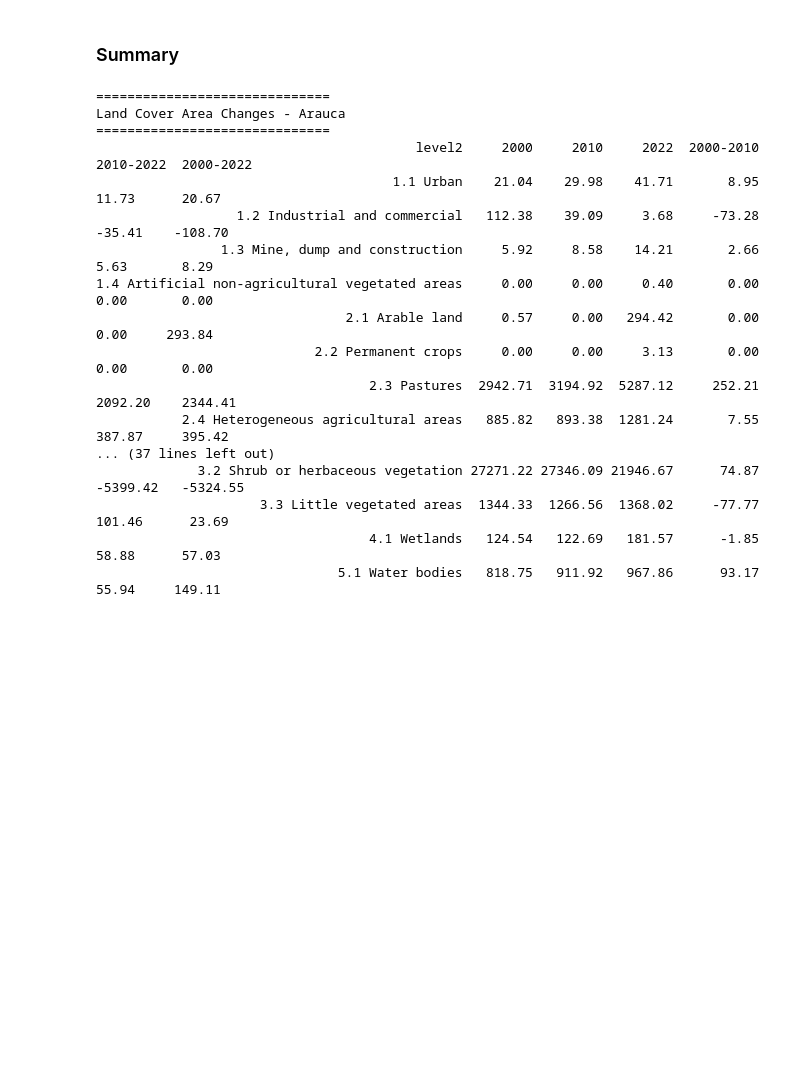
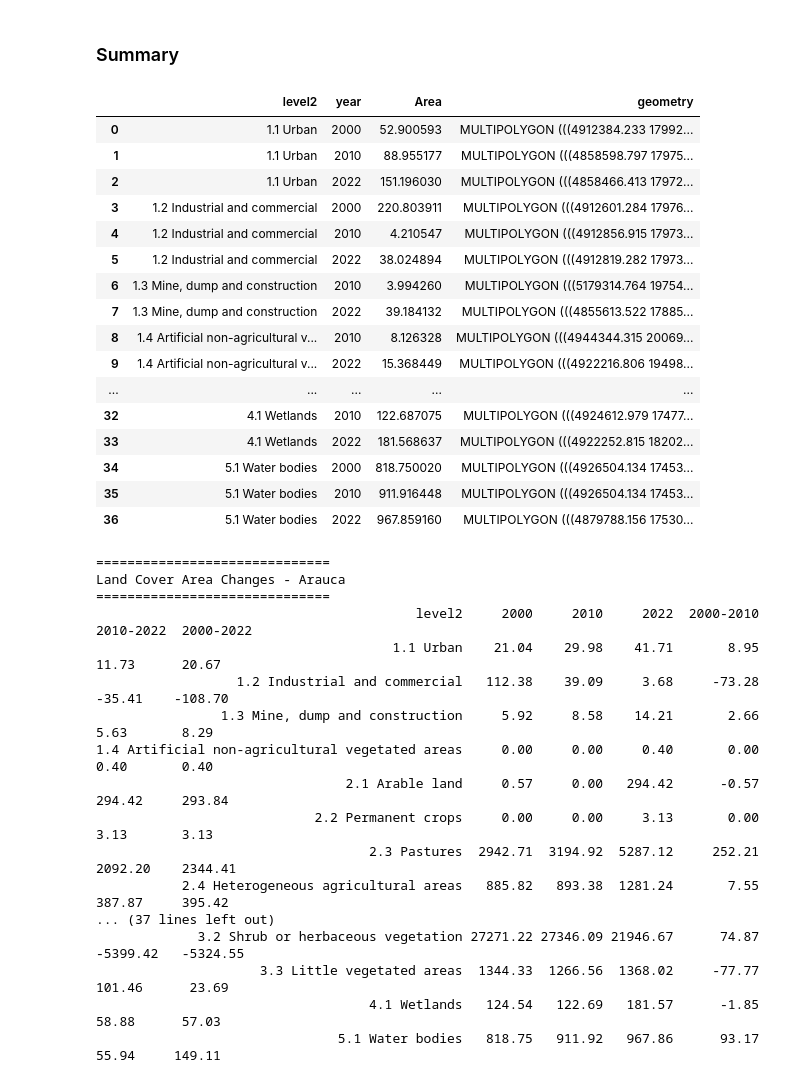
Before and after one commit to aliciaarevalor/landconflict-ori, a Jupyter notebook: landcover.ipynb, the cells around one changed output. Cells and saved outputs as stored; diff of their text form; code cells hidden in the pictures; blank space fills up the shorter version.

```diff
--- a/landcover.ipynb
+++ b/landcover.ipynb
@@ -704,6 +704,26 @@ fig.update_layout(
 )
 # %% [markdown]
 ### Summary
+# %%
+meta_level2_year
+# %% [output]
+|  | level2 | year | Area | geometry |
+| 0 | 1.1 Urban | 2000 | 52.900593 | MULTIPOLYGON (((4912384.233 17992... |
+| 1 | 1.1 Urban | 2010 | 88.955177 | MULTIPOLYGON (((4858598.797 17975... |
+| 2 | 1.1 Urban | 2022 | 151.196030 | MULTIPOLYGON (((4858466.413 17972... |
+| 3 | 1.2 Industrial and commercial | 2000 | 220.803911 | MULTIPOLYGON (((4912601.284 17976... |
+| 4 | 1.2 Industrial and commercial | 2010 | 4.210547 | MULTIPOLYGON (((4912856.915 17973... |
+| 5 | 1.2 Industrial and commercial | 2022 | 38.024894 | MULTIPOLYGON (((4912819.282 17973... |
+| 6 | 1.3 Mine, dump and construction | 2010 | 3.994260 | MULTIPOLYGON (((5179314.764 19754... |
+| 7 | 1.3 Mine, dump and construction | 2022 | 39.184132 | MULTIPOLYGON (((4855613.522 17885... |
+| 8 | 1.4 Artificial non-agricultural v... | 2010 | 8.126328 | MULTIPOLYGON (((4944344.315 20069... |
+| 9 | 1.4 Artificial non-agricultural v... | 2022 | 15.368449 | MULTIPOLYGON (((4922216.806 19498... |
+| ... | ... | ... | ... | ... |
+| 32 | 4.1 Wetlands | 2010 | 122.687075 | MULTIPOLYGON (((4924612.979 17477... |
+| 33 | 4.1 Wetlands | 2022 | 181.568637 | MULTIPOLYGON (((4922252.815 18202... |
+| 34 | 5.1 Water bodies | 2000 | 818.750020 | MULTIPOLYGON (((4926504.134 17453... |
+| 35 | 5.1 Water bodies | 2010 | 911.916448 | MULTIPOLYGON (((4926504.134 17453... |
+| 36 | 5.1 Water bodies | 2022 | 967.859160 | MULTIPOLYGON (((4879788.156 17530... |
 # %%
 # List of dataframes and their names
 depts_data = {
@@ -715,22 +735,25 @@ depts_data = {
 final_tables = {}
 
 for name, df in depts_data.items():
-    # 1. Pivot the data to get years as columns
+    # Pivot the data to get years as columns
     # We sum the Area just in case there are duplicate level2 entries
     summary = df.pivot_table(index='level2', columns='year', values='Area', aggfunc='sum')
 
-    # 2. Ensure all three years exist (even if 0) to avoid calculation errors
+    # Ensure all three years exist (even if 0) to avoid calculation errors
     for yr in [2000, 2010, 2022]:
         if yr not in summary.columns:
             summary[yr] = 0.0
 
-    # 3. Calculate change columns
+    # Fill NaN values before calculations to prevent NaN propagation
+    summary = summary.fillna(0.0)
+
+    # Calculate change columns
     summary['2000-2010'] = summary[2010] - summary[2000]
     summary['2010-2022'] = summary[2022] - summary[2010]
     summary['2000-2022'] = summary[2022] - summary[2000]
 
-    # 4. Formatting: Fill NaNs, round, and reset index
-    summary = summary.fillna(0).round(2).reset_index()
+    # Formatting: Round and reset index
+    summary = summary.round(2).reset_index()
 
     # Store and Print
     final_tables[name] = summary
@@ -749,9 +772,9 @@ Land Cover Area Changes - Arauca
                                       1.1 Urban    21.04    29.98    41.71       8.95      11.73      20.67
                   1.2 Industrial and commercial   112.38    39.09     3.68     -73.28     -35.41    -108.70
                 1.3 Mine, dump and construction     5.92     8.58    14.21       2.66       5.63       8.29
-1.4 Artificial non-agricultural vegetated areas     0.00     0.00     0.40       0.00       0.00       0.00
-                                2.1 Arable land     0.57     0.00   294.42       0.00       0.00     293.84
-                            2.2 Permanent crops     0.00     0.00     3.13       0.00       0.00       0.00
+1.4 Artificial non-agricultural vegetated areas     0.00     0.00     0.40       0.00       0.40       0.40
+                                2.1 Arable land     0.57     0.00   294.42      -0.57     294.42     293.84
+                            2.2 Permanent crops     0.00     0.00     3.13       0.00       3.13       3.13
                                    2.3 Pastures  2942.71  3194.92  5287.12     252.21    2092.20    2344.41
            2.4 Heterogeneous agricultural areas   885.82   893.38  1281.24       7.55     387.87     395.42
 ... (37 lines left out)
```
Also changed, not shown: 3 other files.
